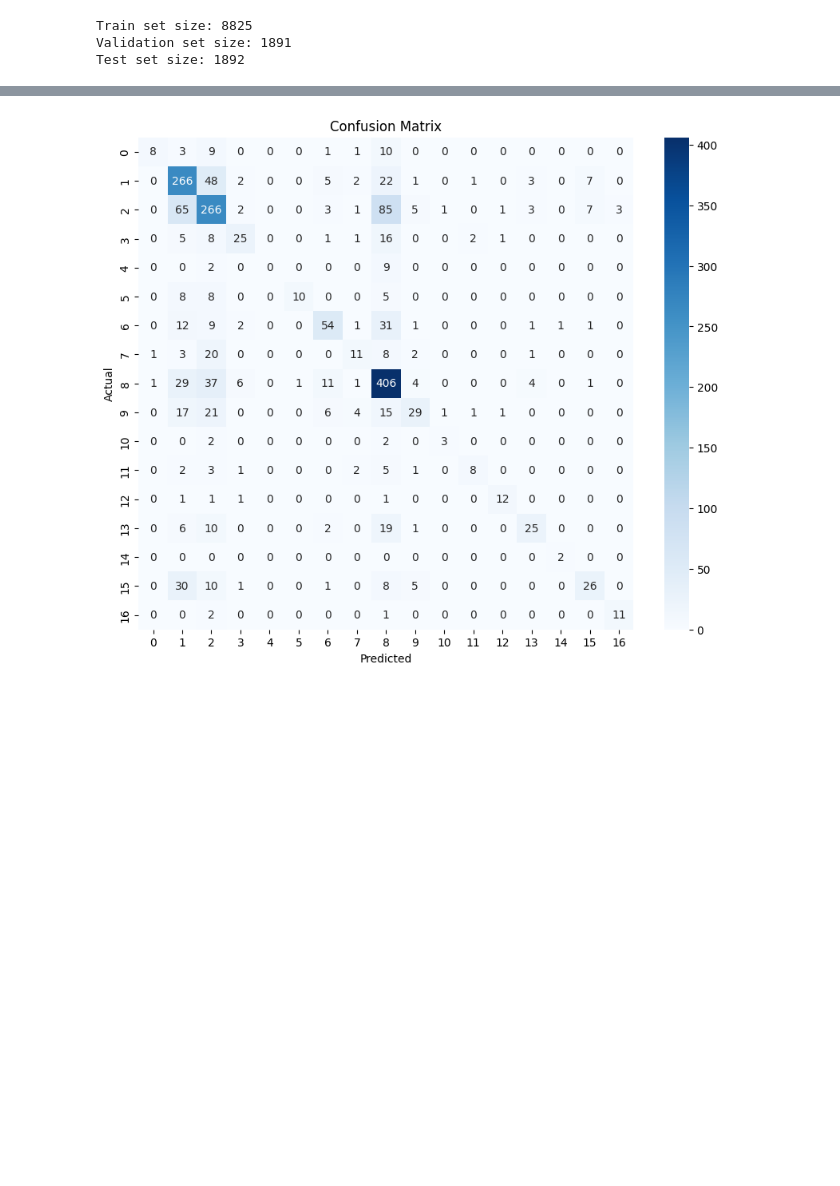
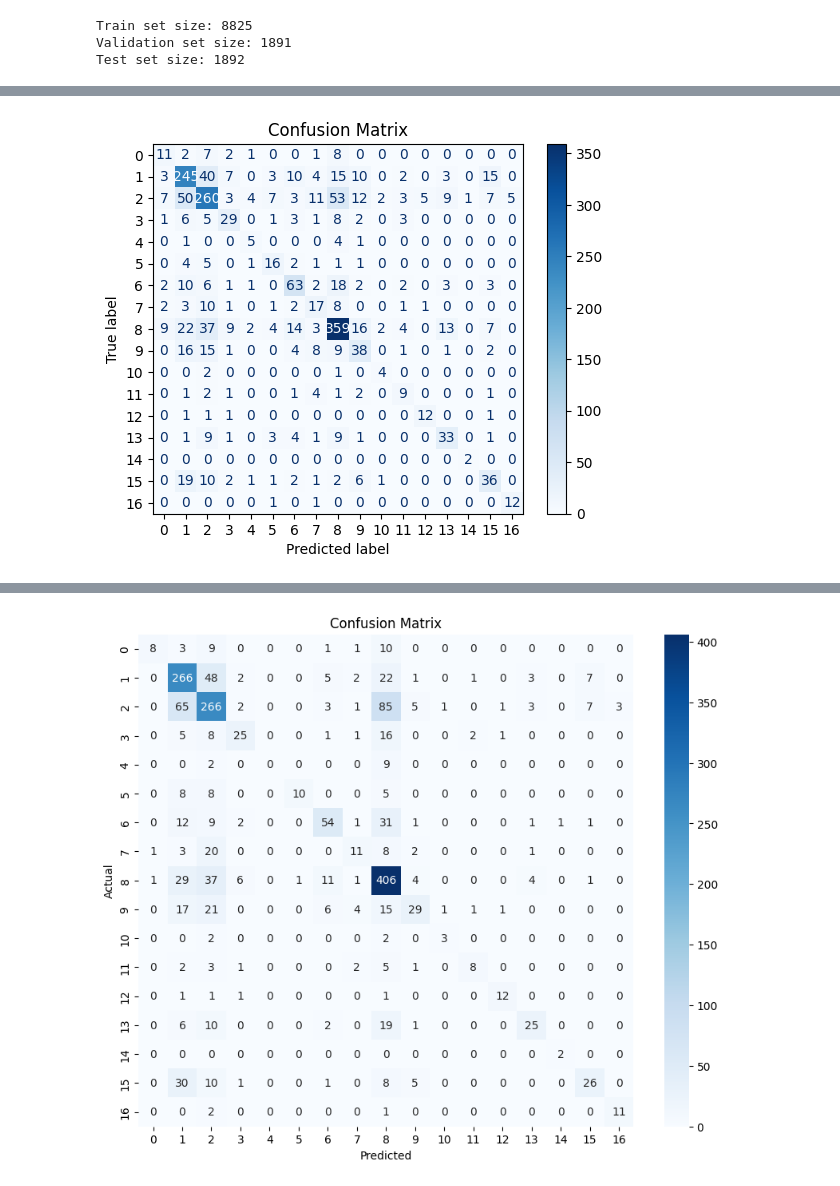
Before and after one commit to ramyasri-m/BirdCLEF, a Jupyter notebook: birdclef-xgboost.ipynb, the cells around one changed output, grey strips where cells are left out. Cells and saved outputs as stored; diff of their text form; code cells hidden in the pictures; blank space fills up the shorter version.

```diff
--- a/birdclef-xgboost.ipynb
+++ b/birdclef-xgboost.ipynb
@@ -54,0 +460,15 @@ def create_model(max_depth, n_estimators, subsample, gamma):
+# %%
+best_model = bayes_search.best_estimator_
+
+# Prepare test data
+X_test = test_df[feature_columns]
+y_test = test_df[target_column]
+
+# Evaluate on the test set with tqdm
+with tqdm(total=len(X_test), desc="Testing Model") as test_pbar:
+    y_pred = best_model.predict(X_test)
+    test_pbar.update(len(X_test))
+
+# Calculate and print the test F1 score
+test_f1_score = f1_score(y_test, y_pred, average='macro')
+print("Test F1 Macro Score: ", test_f1_score)
@@ -54,0 +477,67 @@ def create_model(max_depth, n_estimators, subsample, gamma):
+# %%
+from sklearn.metrics import balanced_accuracy_score, f1_score, roc_auc_score, average_precision_score, confusion_matrix
+from sklearn.preprocessing import label_binarize
+from sklearn.metrics import ConfusionMatrixDisplay, RocCurveDisplay, PrecisionRecallDisplay
+import matplotlib.pyplot as plt
+import numpy as np
+
+# Prepare test data
+X_test = test_df[feature_columns]
+y_test = test_df[target_column]
+
+# Initialize progress bar for testing
+with tqdm(total=len(X_test), desc="Testing Model") as test_pbar:
+    y_pred = best_model.predict(X_test)
+    test_pbar.update(len(X_test))
+
+# Calculate and print the test F1 score
+test_f1_score = f1_score(y_test, y_pred, average='macro')
+print("Test F1 Macro Score: ", test_f1_score)
+
+# Calculate and print additional metrics
+balanced_acc = balanced_accuracy_score(y_test, y_pred)
+print("Balanced Accuracy Score: ", balanced_acc)
+
+# Binarize the test labels for multi-class AUC calculations
+y_test_bin = label_binarize(y_test, classes=range(17))
+y_pred_bin = label_binarize(y_pred, classes=range(17))
+
+# Calculate and print ROC-AUC score (one-vs-rest)
+roc_auc = roc_auc_score(y_test_bin, y_pred_bin, average='macro', multi_class='ovr')
+print("ROC-AUC Score: ", roc_auc)
+
+# Calculate and print PRC-AUC score (one-vs-rest)
+prc_auc = average_precision_score(y_test_bin, y_pred_bin, average='macro')
+print("PRC-AUC Score: ", prc_auc)
+
+# Plot Confusion Matrix
+cm = confusion_matrix(y_test, y_pred)
+ConfusionMatrixDisplay(confusion_matrix=cm).plot(cmap='Blues')
+plt.title("Confusion Matrix")
+plt.show()
+
+# Plot ROC-AUC Curves for each class
+plt.figure(figsize=(10, 8))
+for i in range(17):
+    RocCurveDisplay.from_predictions(
+        y_test_bin[:, i],
+        y_pred_bin[:, i],
+        name=f"Class {i} vs Rest"
+    )
+plt.plot([0, 1], [0, 1], 'k--', lw=2)  # Diagonal line for random chance
+plt.title("ROC-AUC Curves")
+plt.legend(loc="lower right")
+plt.show()
+
+# Plot Precision-Recall Curves for each class
+plt.figure(figsize=(10, 8))
+for i in range(17):
+    PrecisionRecallDisplay.from_predictions(
+        y_test_bin[:, i],
+        y_pred_bin[:, i],
+        name=f"Class {i} vs Rest"
+    )
+plt.title("Precision-Recall Curves")
+plt.legend(loc="lower right")
+plt.show()
+# %% [output]
@@ -54,0 +548 @@ def create_model(max_depth, n_estimators, subsample, gamma):
+[figure, added]
```
Also changed, not shown: parts of 22 cells of this notebook.
